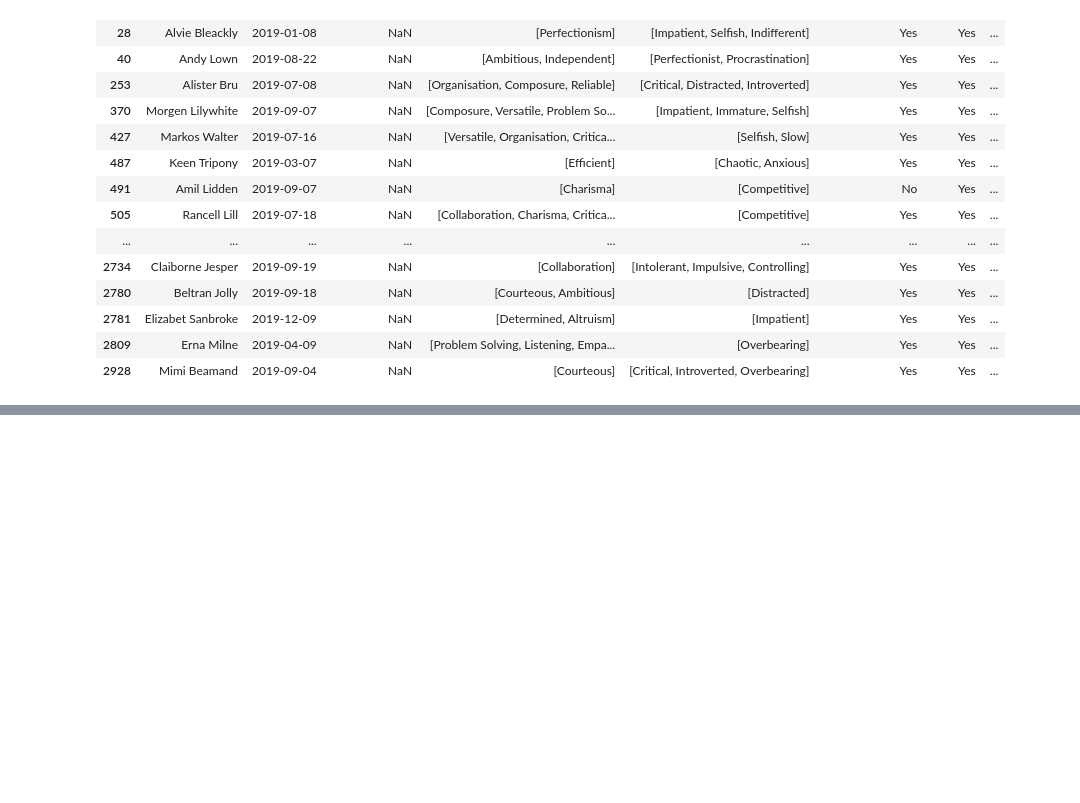
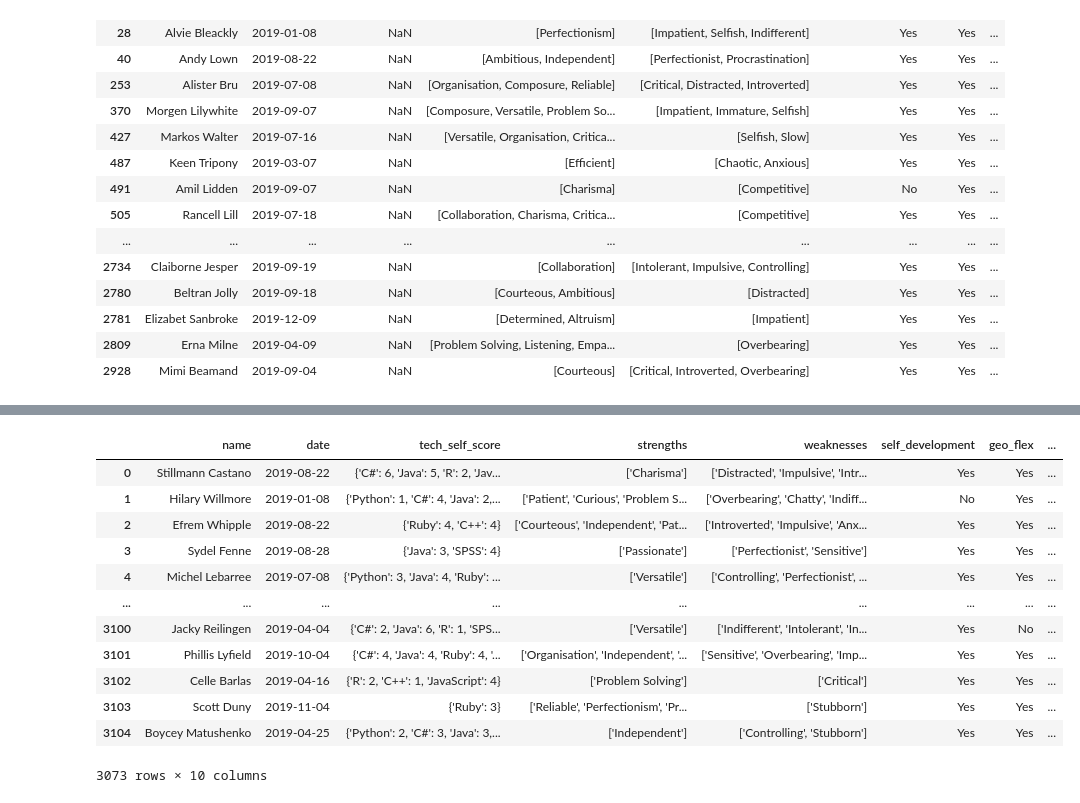
Before and after one commit to Japooter/Data402_Final_Project, a Jupyter notebook: data_cleaning_talent.ipynb, the cells around one changed output, grey strips where cells are left out. Cells and saved outputs as stored; diff of their text form; code cells hidden in the pictures; blank space fills up the shorter version.

```diff
--- a/data_cleaning_talent.ipynb
+++ b/data_cleaning_talent.ipynb
@@ -69,0 +92,25 @@ df[df['tech_self_score'].isnull()]
+# %%
+
+df['tech_self_score'] = df['tech_self_score'].fillna('{}')
+# %%
+df['tech_self_score'] = df['tech_self_score'].apply(str)
+df['strengths'] = df['strengths'].apply(str)
+df['weaknesses'] = df['weaknesses'].apply(str)
+
+df.drop_duplicates(inplace=True)
+# %%
+df
+# %% [output]
+|  | name | date | tech_self_score | strengths | weaknesses | self_development | geo_flex | ... |
+| 0 | Stillmann Castano | 2019-08-22 | {'C#': 6, 'Java': 5, 'R': 2, 'Jav... | ['Charisma'] | ['Distracted', 'Impulsive', 'Intr... | Yes | Yes | ... |
+| 1 | Hilary Willmore | 2019-01-08 | {'Python': 1, 'C#': 4, 'Java': 2,... | ['Patient', 'Curious', 'Problem S... | ['Overbearing', 'Chatty', 'Indiff... | No | Yes | ... |
+| 2 | Efrem Whipple | 2019-08-22 | {'Ruby': 4, 'C++': 4} | ['Courteous', 'Independent', 'Pat... | ['Introverted', 'Impulsive', 'Anx... | Yes | Yes | ... |
+| 3 | Sydel Fenne | 2019-08-28 | {'Java': 3, 'SPSS': 4} | ['Passionate'] | ['Perfectionist', 'Sensitive'] | Yes | Yes | ... |
+| 4 | Michel Lebarree | 2019-07-08 | {'Python': 3, 'Java': 4, 'Ruby': ... | ['Versatile'] | ['Controlling', 'Perfectionist', ... | Yes | Yes | ... |
+| ... | ... | ... | ... | ... | ... | ... | ... | ... |
+| 3100 | Jacky Reilingen | 2019-04-04 | {'C#': 2, 'Java': 6, 'R': 1, 'SPS... | ['Versatile'] | ['Indifferent', 'Intolerant', 'In... | Yes | No | ... |
+| 3101 | Phillis Lyfield | 2019-10-04 | {'C#': 4, 'Java': 4, 'Ruby': 4, '... | ['Organisation', 'Independent', '... | ['Sensitive', 'Overbearing', 'Imp... | Yes | Yes | ... |
+| 3102 | Celle Barlas | 2019-04-16 | {'R': 2, 'C++': 1, 'JavaScript': 4} | ['Problem Solving'] | ['Critical'] | Yes | Yes | ... |
+| 3103 | Scott Duny | 2019-11-04 | {'Ruby': 3} | ['Reliable', 'Perfectionism', 'Pr... | ['Stubborn'] | Yes | Yes | ... |
+| 3104 | Boycey Matushenko | 2019-04-25 | {'Python': 2, 'C#': 3, 'Java': 3,... | ['Independent'] | ['Controlling', 'Stubborn'] | Yes | Yes | ... |
+3073 rows × 10 columns
```
Also changed, not shown: parts of 3 cells of this notebook.
